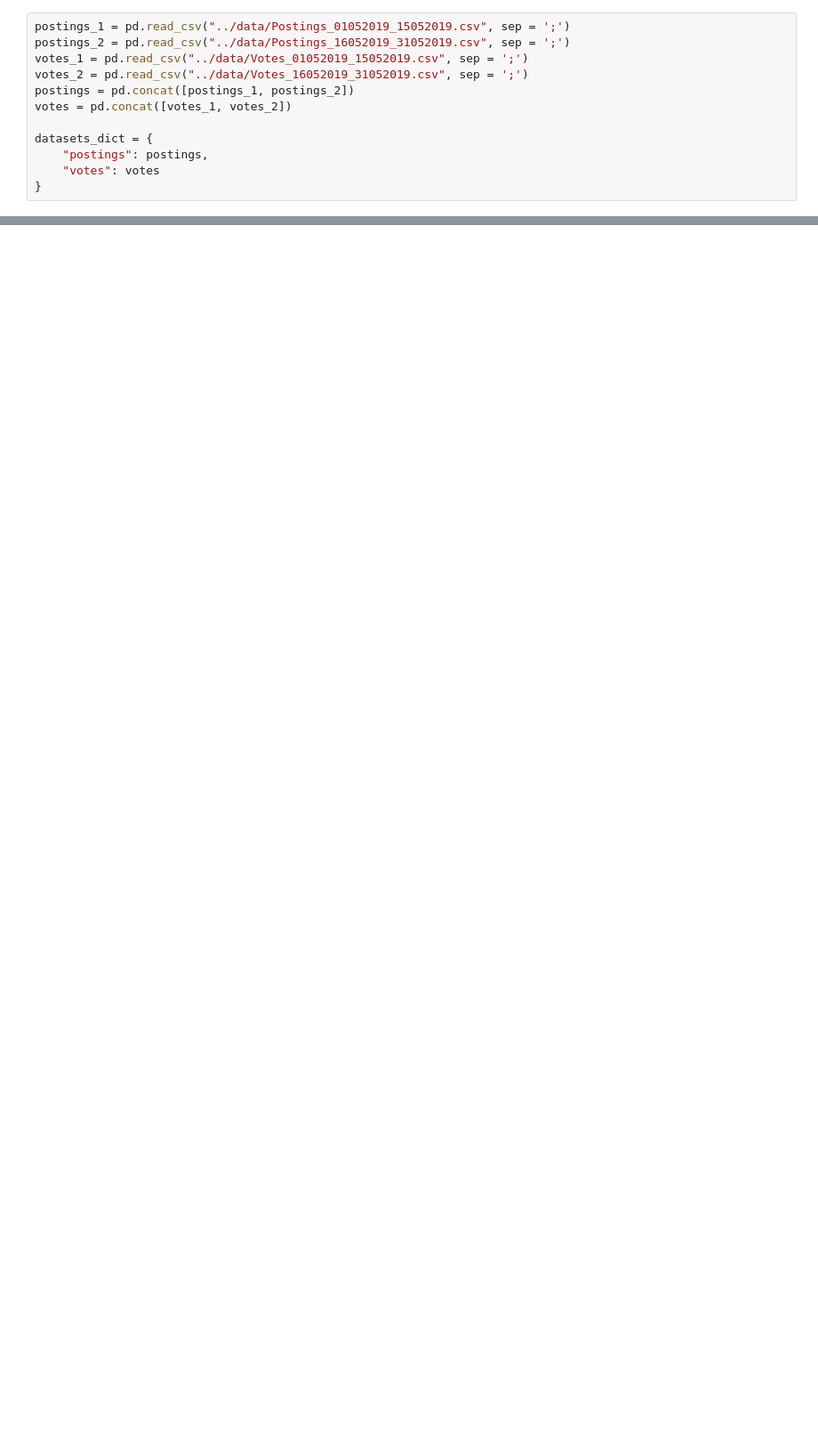
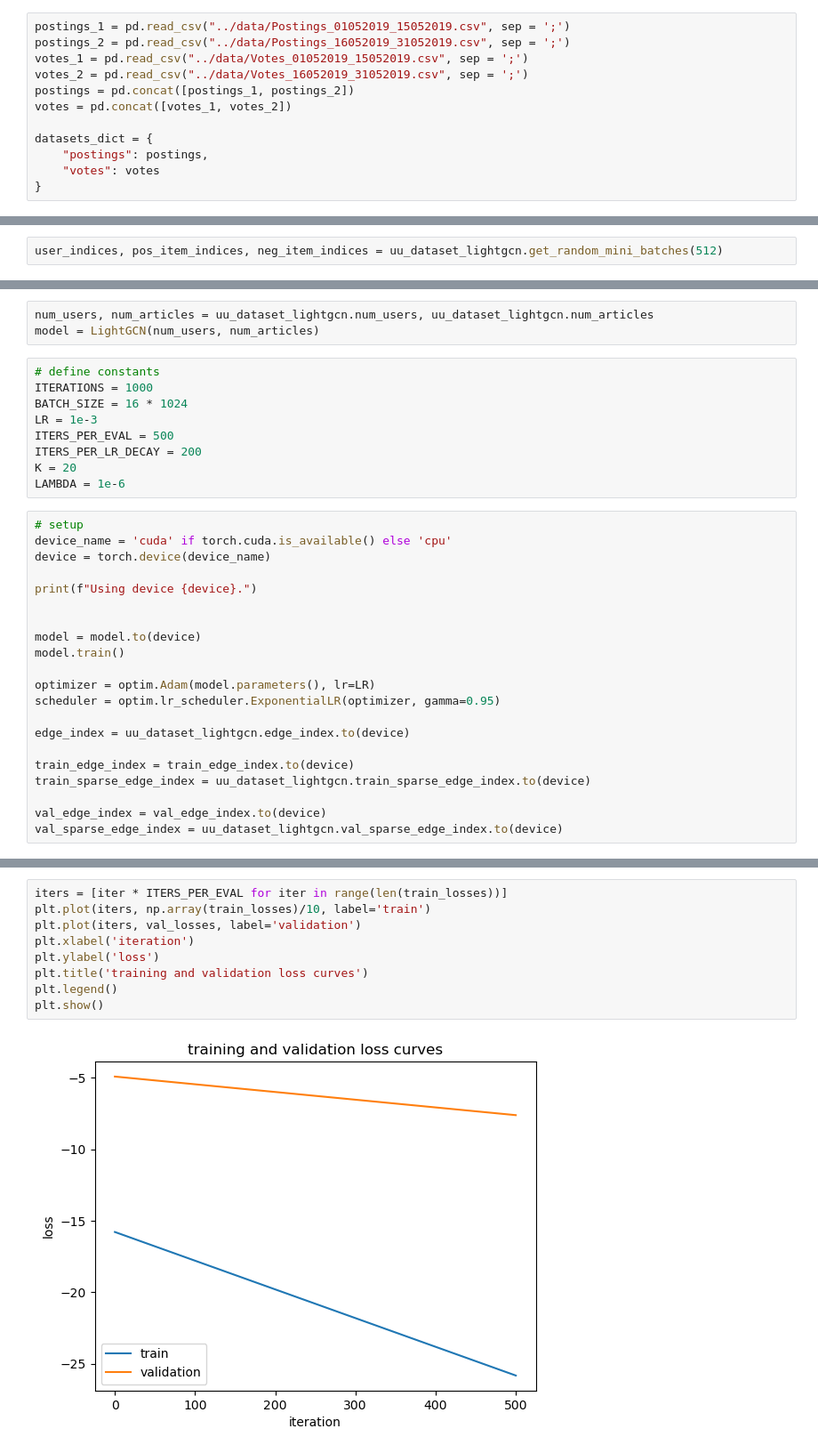
Before and after one commit to RomanGrebnev/sna_link_prediction, a Jupyter notebook: notebooks/roman_train_test_split.ipynb, the cells around one changed output, grey strips where cells are left out. Shown: that part at 89% size. Cells and saved outputs as stored; diff of their text form; blank space fills up the shorter version.

Commit message:
Added graphsage and lightgcn with dataloaders and example notebook

```diff
--- a/notebooks/roman_train_test_split.ipynb
+++ b/notebooks/roman_train_test_split.ipynb
@@ -127,0 +64,2 @@ for iter in tqdm(range(ITERATIONS)):
+# %%
+user_indices, pos_item_indices, neg_item_indices = uu_dataset_lightgcn.get_random_mini_batches(512)
@@ -127,0 +68,33 @@ for iter in tqdm(range(ITERATIONS)):
+# %%
+num_users, num_articles = uu_dataset_lightgcn.num_users, uu_dataset_lightgcn.num_articles
+model = LightGCN(num_users, num_articles)
+# %%
+# define constants
+ITERATIONS = 1000
+BATCH_SIZE = 16 * 1024
+LR = 1e-3
+ITERS_PER_EVAL = 500
+ITERS_PER_LR_DECAY = 200
+K = 20
+LAMBDA = 1e-6
+# %%
+# setup
+device_name = 'cuda' if torch.cuda.is_available() else 'cpu'
+device = torch.device(device_name)
+
+print(f"Using device {device}.")
+
+
+model = model.to(device)
+model.train()
+
+optimizer = optim.Adam(model.parameters(), lr=LR)
+scheduler = optim.lr_scheduler.ExponentialLR(optimizer, gamma=0.95)
+
+edge_index = uu_dataset_lightgcn.edge_index.to(device)
+
+train_edge_index = train_edge_index.to(device)
+train_sparse_edge_index = uu_dataset_lightgcn.train_sparse_edge_index.to(device)
+
+val_edge_index = val_edge_index.to(device)
+val_sparse_edge_index = uu_dataset_lightgcn.val_sparse_edge_index.to(device)
@@ -127,0 +153,11 @@ for iter in tqdm(range(ITERATIONS)):
+# %%
+iters = [iter * ITERS_PER_EVAL for iter in range(len(train_losses))]
+plt.plot(iters, np.array(train_losses)/10, label='train')
+plt.plot(iters, val_losses, label='validation')
+plt.xlabel('iteration')
+plt.ylabel('loss')
+plt.title('training and validation loss curves')
+plt.legend()
+plt.show()
+# %% [output]
+[figure, added]
```
Also changed, not shown: parts of 52 cells of this notebook, 4 other files.
